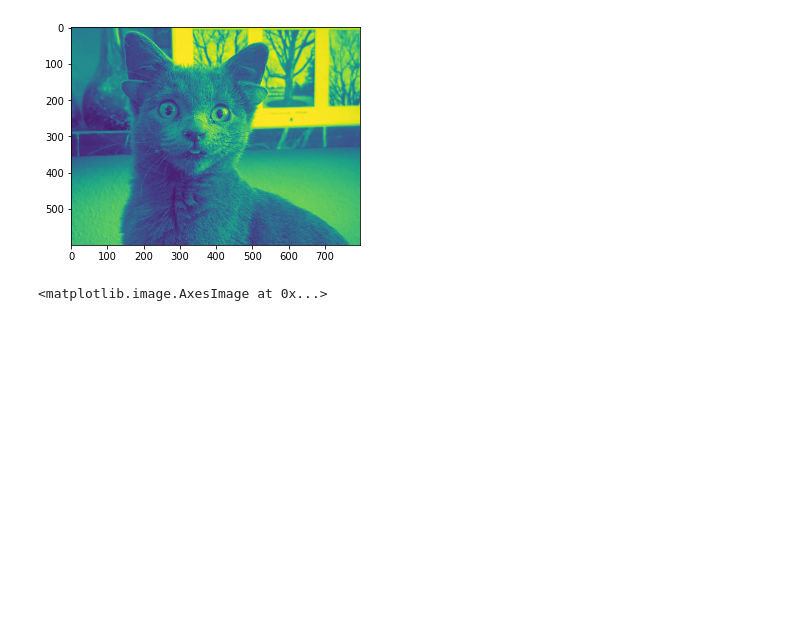
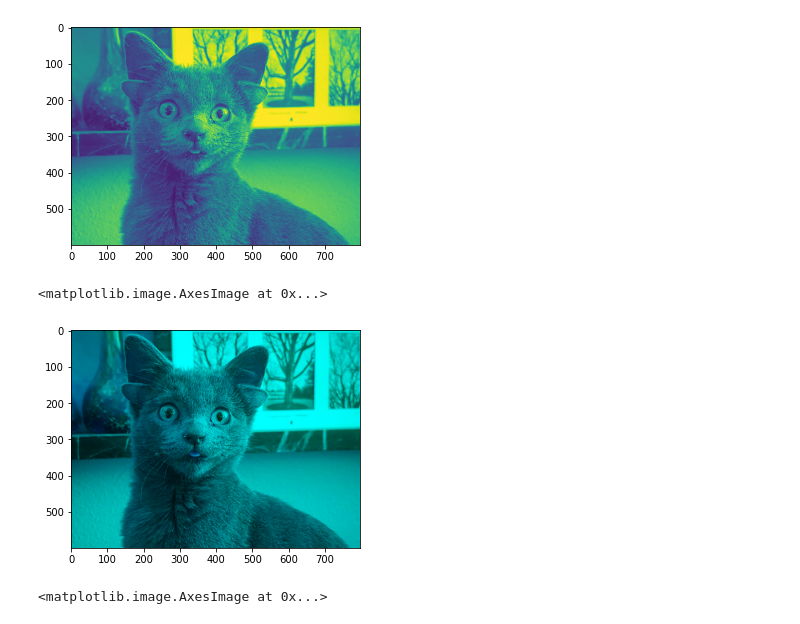
Before and after one commit to bagusjackal/PCVK_Genap_2022, a Jupyter notebook: week2.ipynb, the cells around one changed output. Drawn from its saved outputs; the diff is of its cells as text; code cells hidden in the pictures; blank space fills up the shorter version.

```diff
--- a/week2.ipynb
+++ b/week2.ipynb
@@ -166,6 +166,14 @@ plt.imshow(img_rg)
 # %% [output]
 <matplotlib.image.AxesImage at 0x...>
 [figure]
+# %%
+# Green-Blue
+img_gb = img
+img_gb[:,:,0] = 0
+plt.imshow(img_gb)
+# %% [output]
+<matplotlib.image.AxesImage at 0x...>
+[figure, added]
 # %%
 # 2. Tampilkan image baris ke 10-100, kolom 10-100!
 img_k = img[10:100,10:100]
```
